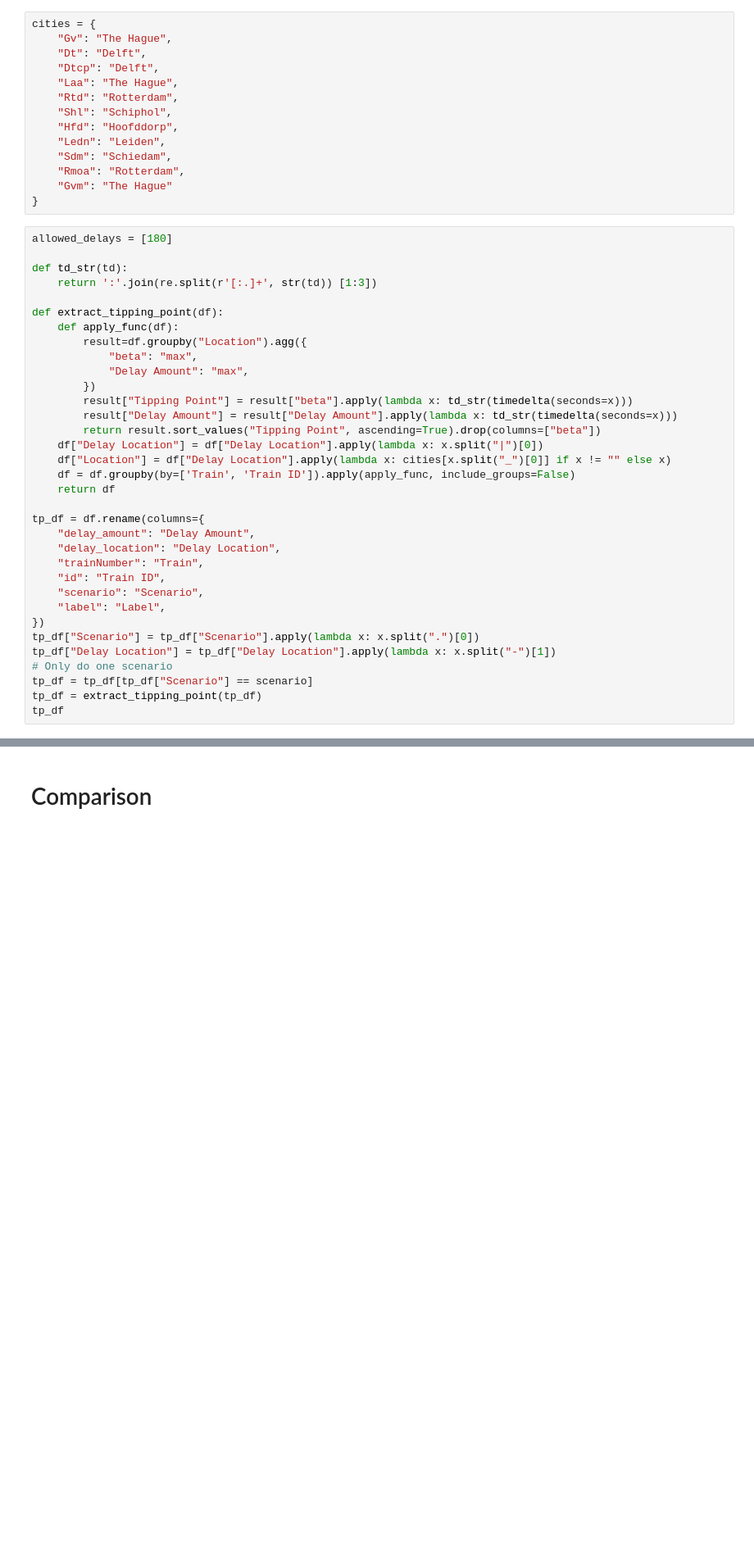
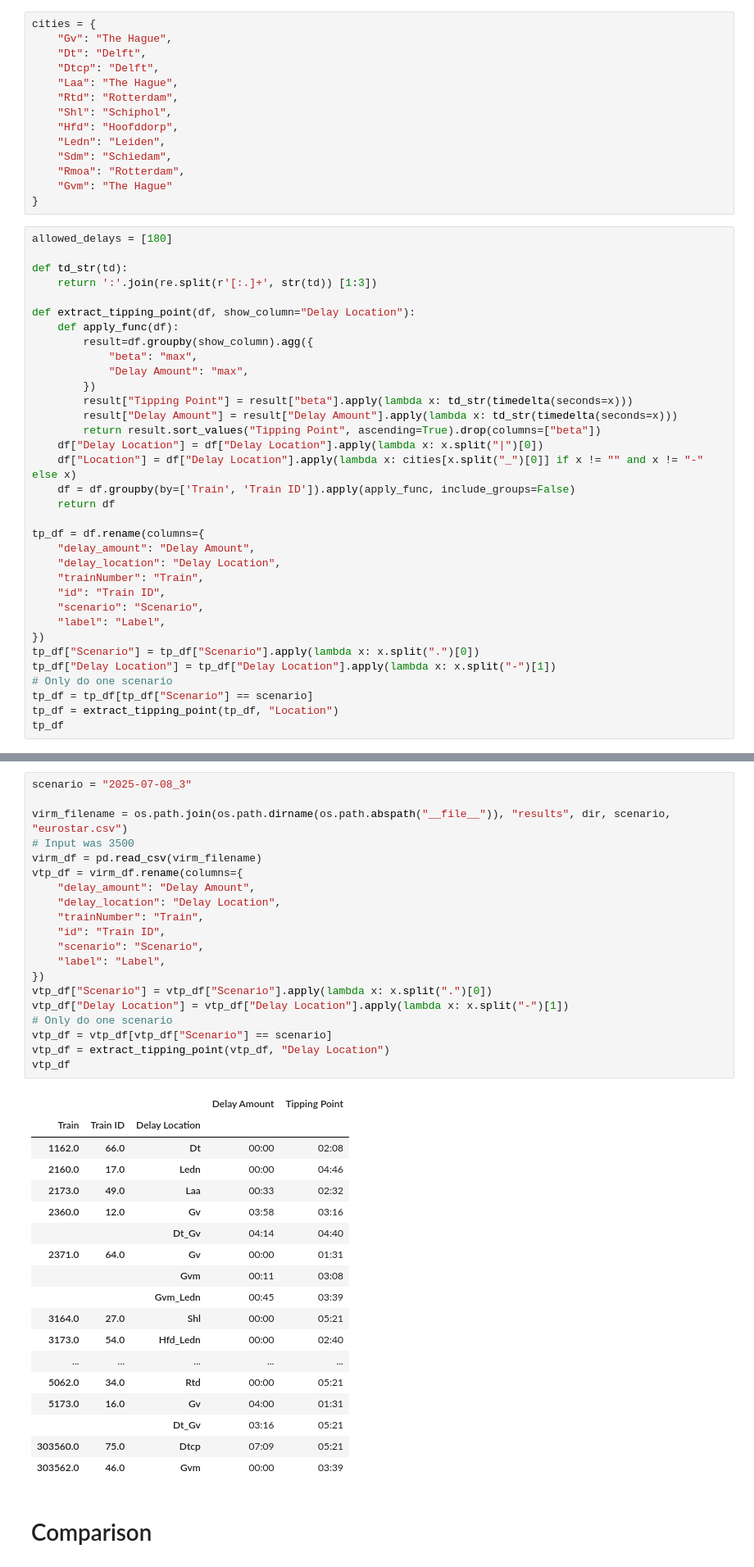
Before and after one commit to EricKemmeren/FlexSIPP, a Jupyter notebook: experiments/visualize_flex_results.ipynb, the cells around one changed output, grey strips where cells are left out. Shown at 82% size. Cells and saved outputs as stored; diff of their text form; blank space fills up the shorter version.

```diff
--- a/experiments/visualize_flex_results.ipynb
+++ b/experiments/visualize_flex_results.ipynb
@@ -33,9 +47,9 @@ allowed_delays = [180]
 def td_str(td):
     return ':'.join(re.split(r'[:.]+', str(td)) [1:3])
 
-def extract_tipping_point(df):
+def extract_tipping_point(df, show_column="Delay Location"):
     def apply_func(df):
-        result=df.groupby("Location").agg({
+        result=df.groupby(show_column).agg({
             "beta": "max",
             "Delay Amount": "max",
         })
@@ -43,7 +57,7 @@ def extract_tipping_point(df):
         result["Delay Amount"] = result["Delay Amount"].apply(lambda x: td_str(timedelta(seconds=x)))
         return result.sort_values("Tipping Point", ascending=True).drop(columns=["beta"])
     df["Delay Location"] = df["Delay Location"].apply(lambda x: x.split("|")[0])
-    df["Location"] = df["Delay Location"].apply(lambda x: cities[x.split("_")[0]] if x != "" else x)
+    df["Location"] = df["Delay Location"].apply(lambda x: cities[x.split("_")[0]] if x != "" and x != "-" else x)
     df = df.groupby(by=['Train', 'Train ID']).apply(apply_func, include_groups=False)
     return df
 
@@ -59,5 +73,5 @@ tp_df["Scenario"] = tp_df["Scenario"].apply(lambda x: x.split(".")[0])
 tp_df["Delay Location"] = tp_df["Delay Location"].apply(lambda x: x.split("-")[1])
 # Only do one scenario
 tp_df = tp_df[tp_df["Scenario"] == scenario]
-tp_df = extract_tipping_point(tp_df)
+tp_df = extract_tipping_point(tp_df, "Location")
 tp_df
@@ -88,2 +173,41 @@ with open(latex_filename, "w") as f:
+# %%
+scenario = "2025-07-08_3"
+
+virm_filename = os.path.join(os.path.dirname(os.path.abspath("__file__")), "results", dir, scenario, "eurostar.csv")
+# Input was 3500
+virm_df = pd.read_csv(virm_filename)
+vtp_df = virm_df.rename(columns={
+    "delay_amount": "Delay Amount",
+    "delay_location": "Delay Location",
+    "trainNumber": "Train",
+    "id": "Train ID",
+    "scenario": "Scenario",
+    "label": "Label",
+})
+vtp_df["Scenario"] = vtp_df["Scenario"].apply(lambda x: x.split(".")[0])
+vtp_df["Delay Location"] = vtp_df["Delay Location"].apply(lambda x: x.split("-")[1])
+# Only do one scenario
+vtp_df = vtp_df[vtp_df["Scenario"] == scenario]
+vtp_df = extract_tipping_point(vtp_df, "Delay Location")
+vtp_df
+# %% [output]
+|  |  |  | Delay Amount | Tipping Point |
+| Train | Train ID | Delay Location |  |  |
+| 1162.0 | 66.0 | Dt | 00:00 | 02:08 |
+| 2160.0 | 17.0 | Ledn | 00:00 | 04:46 |
+| 2173.0 | 49.0 | Laa | 00:33 | 02:32 |
+| 2360.0 | 12.0 | Gv | 03:58 | 03:16 |
+|  |  | Dt_Gv | 04:14 | 04:40 |
+| 2371.0 | 64.0 | Gv | 00:00 | 01:31 |
+|  |  | Gvm | 00:11 | 03:08 |
+|  |  | Gvm_Ledn | 00:45 | 03:39 |
+| 3164.0 | 27.0 | Shl | 00:00 | 05:21 |
+| 3173.0 | 54.0 | Hfd_Ledn | 00:00 | 02:40 |
+| ... | ... | ... | ... | ... |
+| 5062.0 | 34.0 | Rtd | 00:00 | 05:21 |
+| 5173.0 | 16.0 | Gv | 04:00 | 01:31 |
+|  |  | Dt_Gv | 03:16 | 05:21 |
+| 303560.0 | 75.0 | Dtcp | 07:09 | 05:21 |
+| 303562.0 | 46.0 | Gvm | 00:00 | 03:39 |
 # %% [markdown]
 # Comparison
```
Also changed, not shown: parts of 14 cells of this notebook.
